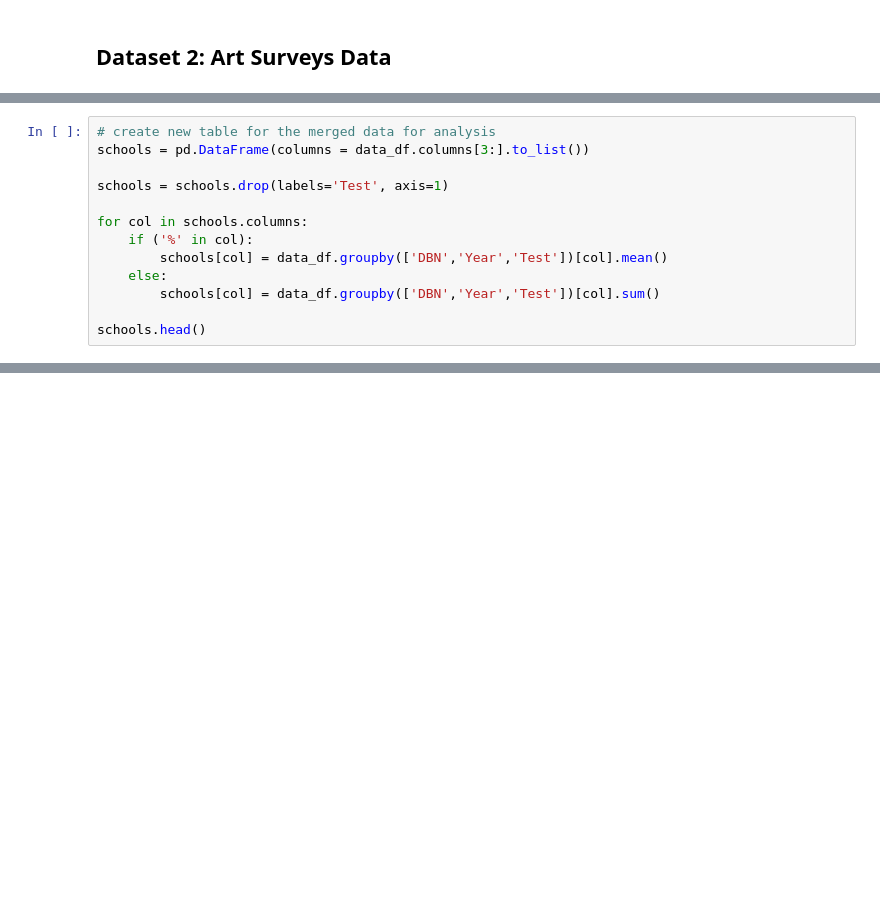
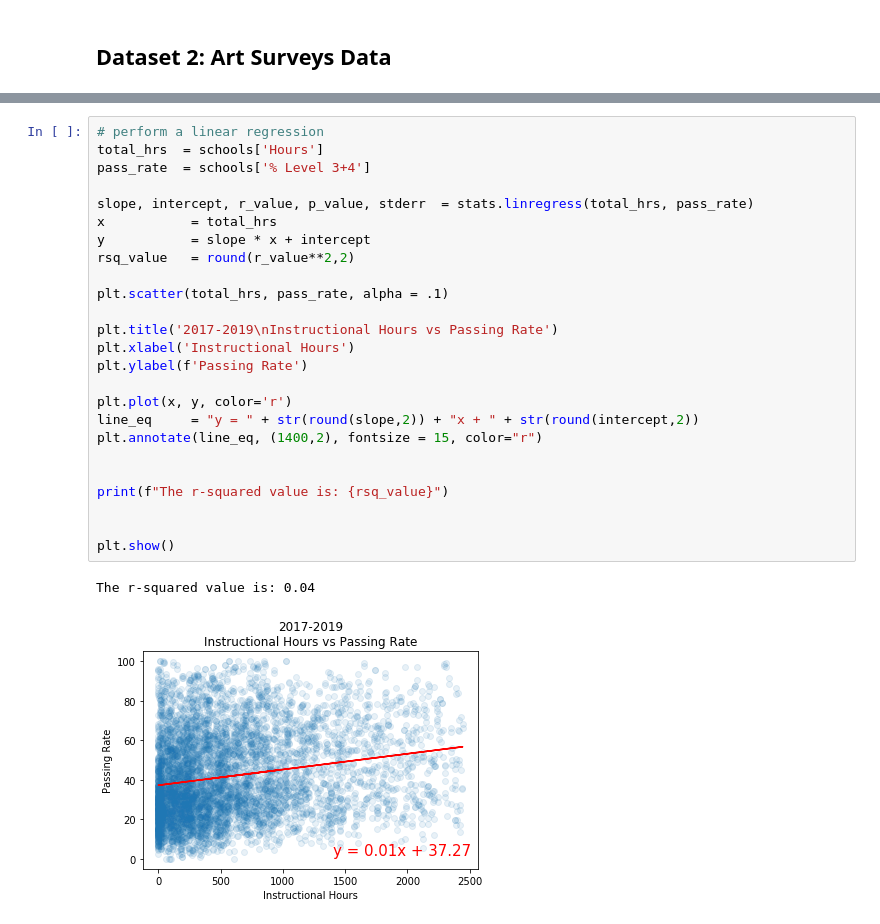
Before and after one commit to tomtav/arts-edu-impact, a Jupyter notebook: dev/tomtav/Q3_Hours_Thomas.ipynb, the cells around one changed output, grey strips where cells are left out. Drawn from its saved outputs; the diff is of its cells as text; blank space fills up the shorter version.

```diff
--- a/dev/tomtav/Q3_Hours_Thomas.ipynb
+++ b/dev/tomtav/Q3_Hours_Thomas.ipynb
@@ -376,13 +317,0 @@ Index(['Number Tested', '# Level 3+4', '% Level 3+4', 'Test', 'Dance', 'Music',
-# %%
-# create new table for the merged data for analysis
-schools = pd.DataFrame(columns = data_df.columns[3:].to_list())
-
-schools = schools.drop(labels='Test', axis=1)
-
-for col in schools.columns:
-    if ('%' in col):
-        schools[col] = data_df.groupby(['DBN','Year','Test'])[col].mean()
-    else:
-        schools[col] = data_df.groupby(['DBN','Year','Test'])[col].sum()
-
-schools.head()
@@ -420,0 +429,28 @@ attend1.head(1)
+# %%
+# perform a linear regression
+total_hrs  = schools['Hours']
+pass_rate  = schools['% Level 3+4']
+
+slope, intercept, r_value, p_value, stderr  = stats.linregress(total_hrs, pass_rate)
+x           = total_hrs
+y           = slope * x + intercept
+rsq_value   = round(r_value**2,2)
+
+plt.scatter(total_hrs, pass_rate, alpha = .1)
+
+plt.title('2017-2019\nInstructional Hours vs Passing Rate')
+plt.xlabel('Instructional Hours')
+plt.ylabel(f'Passing Rate')
+
+plt.plot(x, y, color='r')
+line_eq     = "y = " + str(round(slope,2)) + "x + " + str(round(intercept,2))
+plt.annotate(line_eq, (1400,2), fontsize = 15, color="r")
+
+
+print(f"The r-squared value is: {rsq_value}")
+
+
+plt.show()
+# %% [output]
+The r-squared value is: 0.04
+[figure, added]
```
Also changed, not shown: parts of 84 cells of this notebook.
